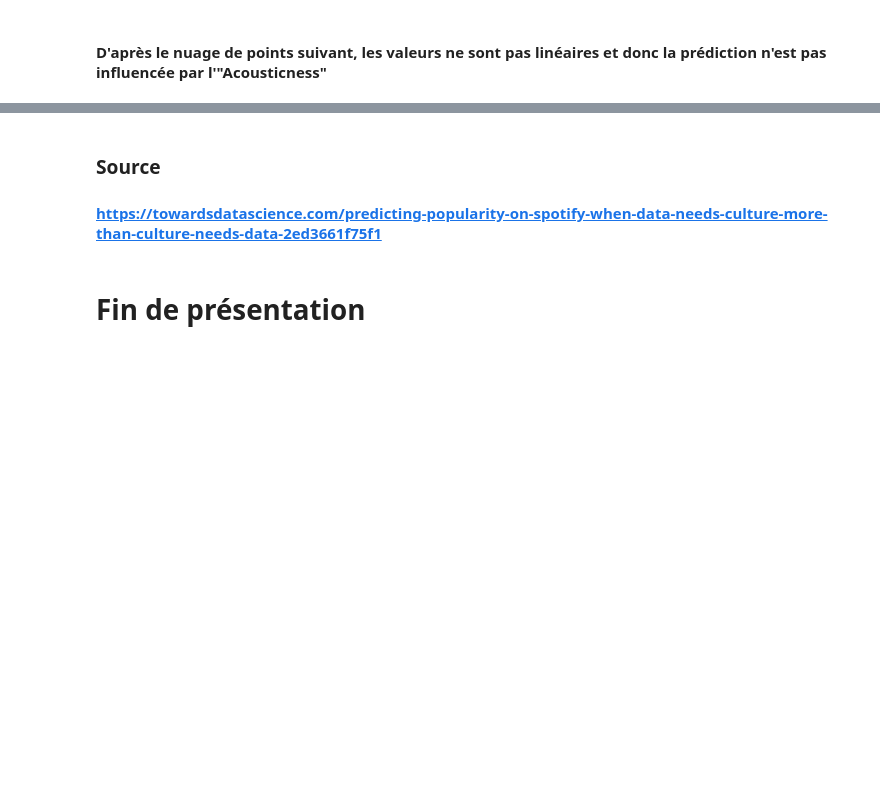
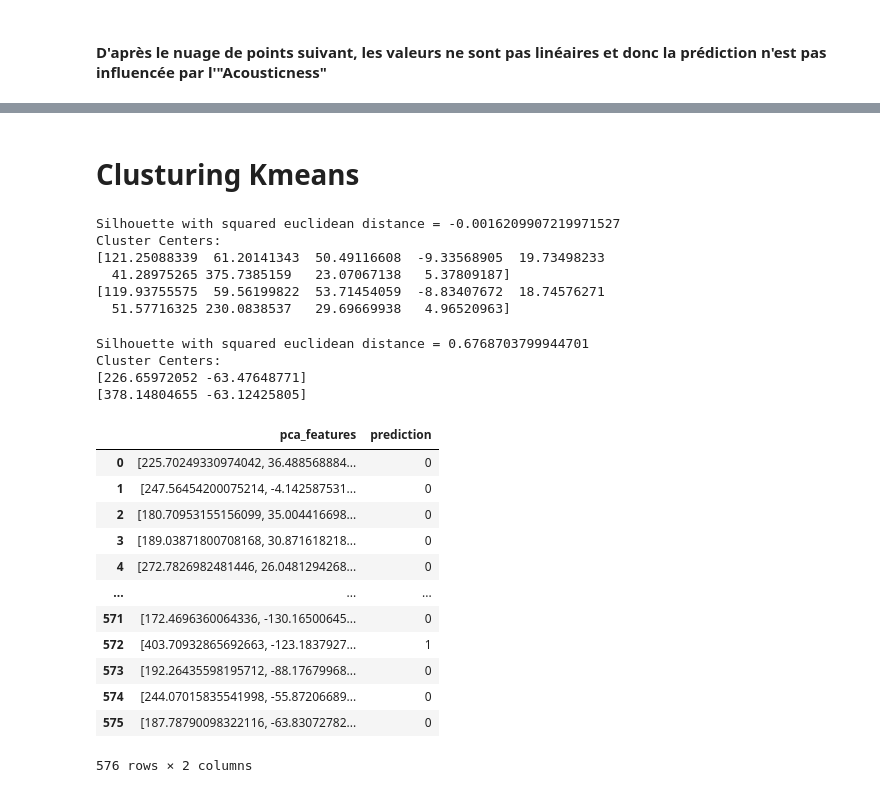
Before and after one commit to Sunland1/ML2_spotify, a Jupyter notebook: notebook.ipynb, the cells around one changed output, grey strips where cells are left out. Saved outputs shown, nothing was run; the diff lists cells and outputs as text; code cells hidden in the pictures; blank space fills up the shorter version.

Commit message:
Mise au propre du jupyter + Add Kmeans

```diff
--- a/notebook.ipynb
+++ b/notebook.ipynb
@@ -438,5 +316,2 @@ fig = df.plot.scatter(x="Acousticness", y="prediction")
-# %% [markdown]
-### Source
-#### https://towardsdatascience.com/predicting-popularity-on-spotify-when-data-needs-culture-more-than-culture-needs-data-2ed3661f75f1
-# %% [markdown]
-# Fin de présentation
+# %% [markdown]
+# Clusturing Kmeans
@@ -442,0 +326,65 @@ fig = df.plot.scatter(x="Acousticness", y="prediction")
+# %%
+# Evaluate clustering by computing Silhouette score
+evaluator = ClusteringEvaluator()
+
+silhouette = evaluator.evaluate(predictions)
+print("Silhouette with squared euclidean distance = " + str(silhouette))
+
+
+# Shows the result.
+centers = kmodel.stages[-1].clusterCenters()
+print("Cluster Centers: ")
+for center in centers:
+    print(center)
+
+from pyspark.ml.feature import PCA
+
+pca = PCA(k=2, inputCol="features")
+pca.setOutputCol("pca_features")
+
+kmeans = KMeans(featuresCol="pca_features").setK(2).setSeed(1)
+
+kmodel = Pipeline(stages=[indexer_label]+[encoders]+[assembler]+[pca]+[kmeans]).fit(train)
+
+kpredictions = kmodel.transform(test)
+# %% [output]
+Silhouette with squared euclidean distance = -0.0016209907219971527
+Cluster Centers:
+[121.25088339  61.20141343  50.49116608  -9.33568905  19.73498233
+  41.28975265 375.7385159   23.07067138   5.37809187]
+[119.93755575  59.56199822  53.71454059  -8.83407672  18.74576271
+  51.57716325 230.0838537   29.69669938   4.96520963]
+# %%
+# Evaluate clustering by computing Silhouette score
+evaluator = ClusteringEvaluator()
+
+silhouette = evaluator.evaluate(kpredictions)
+print("Silhouette with squared euclidean distance = " + str(silhouette))
+
+
+# Shows the result.
+centers = kmodel.stages[-1].clusterCenters()
+print("Cluster Centers: ")
+for center in centers:
+    print(center)
+
+df = kpredictions.select(['pca_features', 'prediction']).toPandas()
+df
+# %% [output]
+Silhouette with squared euclidean distance = 0.6768703799944701
+Cluster Centers:
+[226.65972052 -63.47648771]
+[378.14804655 -63.12425805]
+|  | pca_features | prediction |
+| 0 | [225.70249330974042, 36.488568884... | 0 |
+| 1 | [247.56454200075214, -4.142587531... | 0 |
+| 2 | [180.70953155156099, 35.004416698... | 0 |
+| 3 | [189.03871800708168, 30.871618218... | 0 |
+| 4 | [272.7826982481446, 26.0481294268... | 0 |
+| ... | ... | ... |
+| 571 | [172.4696360064336, -130.16500645... | 0 |
+| 572 | [403.70932865692663, -123.1837927... | 1 |
+| 573 | [192.26435598195712, -88.17679968... | 0 |
+| 574 | [244.07015835541998, -55.87206689... | 0 |
+| 575 | [187.78790098322116, -63.83072782... | 0 |
+576 rows × 2 columns
```
Also changed, not shown: parts of 30 cells of this notebook.
